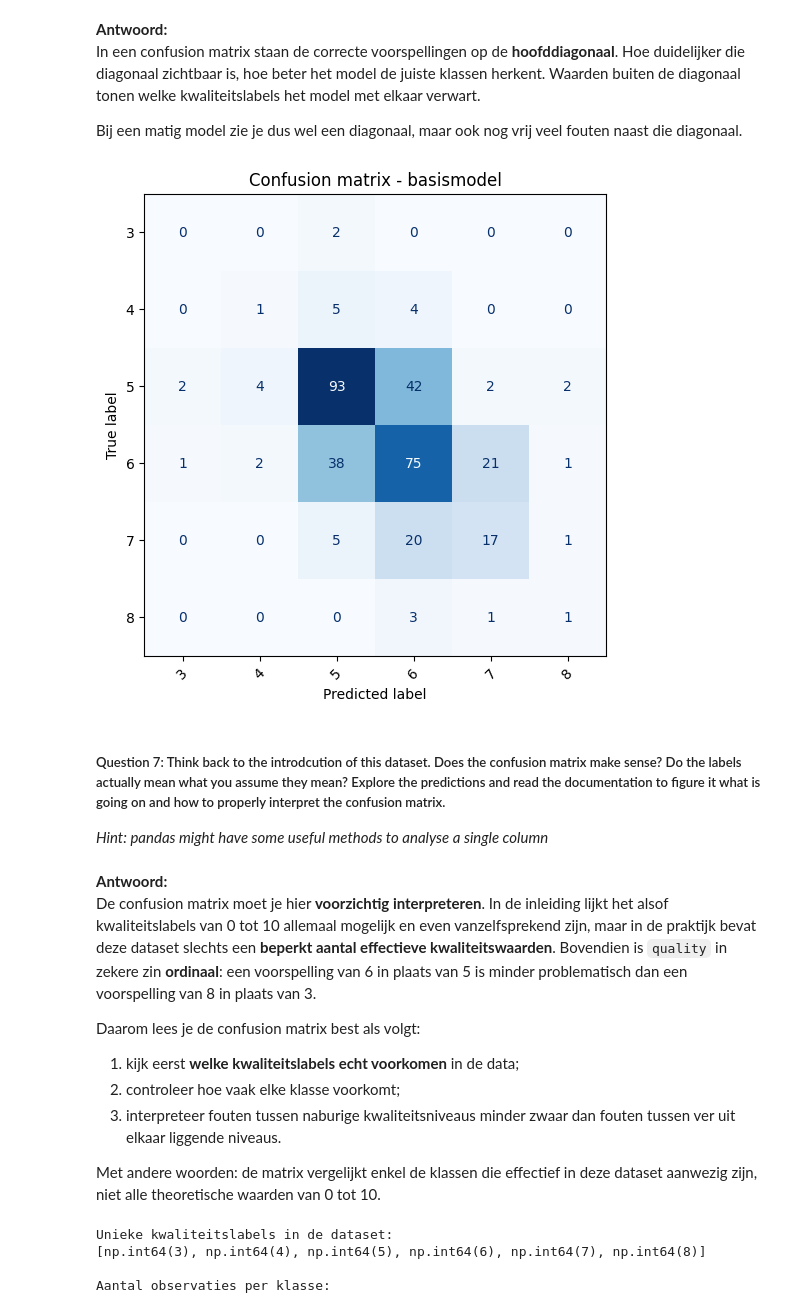
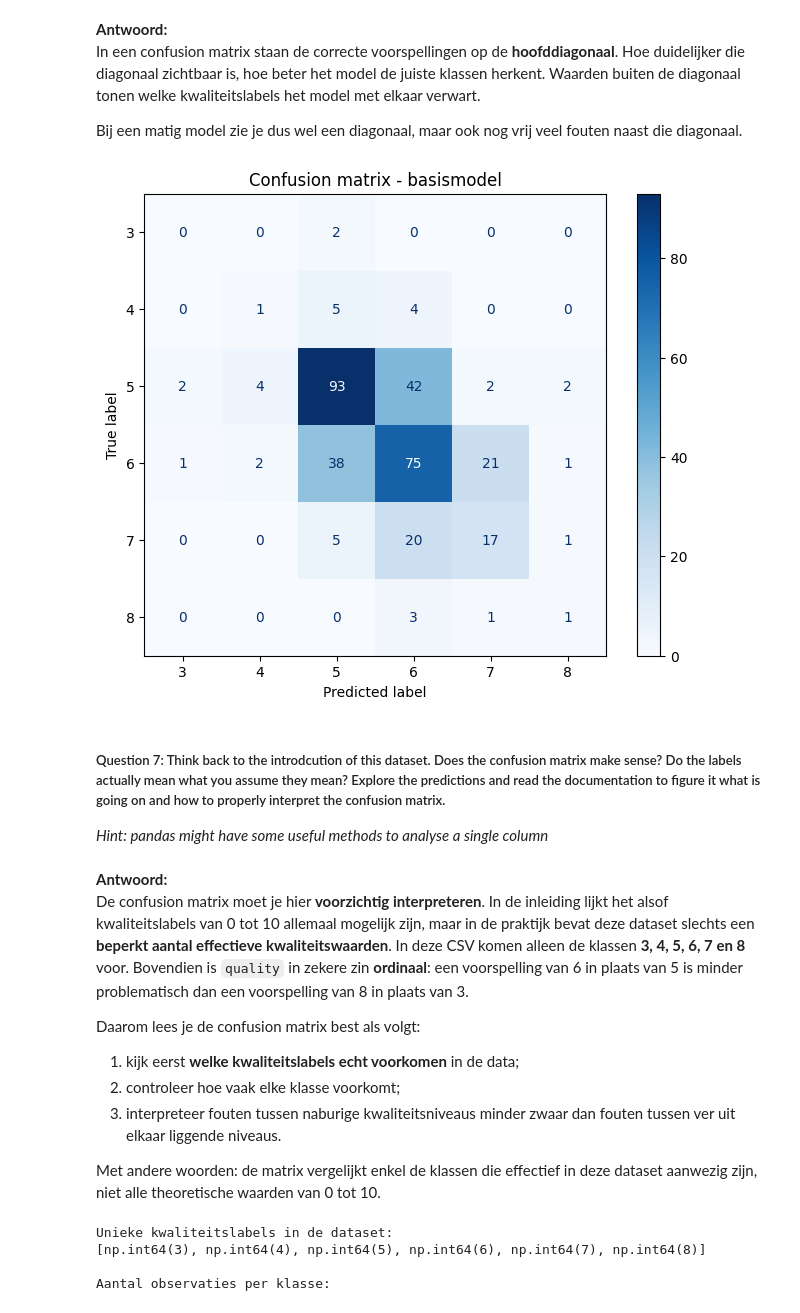
Before and after one commit to ChaybonV/Data-Science-Fundamentals, a Jupyter notebook: 05/DSF 05 - Decision Trees Exercice.ipynb, the cells around one changed output. Cells and saved outputs as stored; diff of their text form; code cells hidden in the pictures.

```diff
--- a/05/DSF 05 - Decision Trees Exercice.ipynb
+++ b/05/DSF 05 - Decision Trees Exercice.ipynb
@@ -125,15 +111,16 @@ We splitsen de data op in **features** `X` en **target** `y`. Daarna houden we *
 X = df_model.drop(columns="quality")
 y = df_model["quality"]
 
-X_train, X_test, y_train, y_test = train_test_split(
-    X, y, test_size=0.30, random_state=42, stratify=y
-)
+X_train, X_test, y_train, y_test = train_test_split(X, y, test_size=0.30, random_state=42, stratify=y)
+X_subtrain, X_val, y_subtrain, y_val = train_test_split(X_train, y_train, test_size=0.20, random_state=42, stratify=y_train)
 
 baseline_tree = DecisionTreeClassifier(random_state=42)
 baseline_tree.fit(X_train, y_train)
 
 print(f"Vorm van de trainingsset: {X_train.shape}")
 print(f"Vorm van de testset: {X_test.shape}")
+print(f"Vorm van de subtrainingsset: {X_subtrain.shape}")
+print(f"Vorm van de validatieset: {X_val.shape}")
 print("Het basismodel werd succesvol getraind.")
 # %% [output]
 Vorm van de trainingsset: (799, 11)
@@ -217,25 +206,21 @@ In een confusion matrix staan de correcte voorspellingen op de **hoofddiagonaal*
 
 Bij een matig model zie je dus wel een diagonaal, maar ook nog vrij veel fouten naast die diagonaal.
 # %%
-labels = sorted(y.unique())
-cm = confusion_matrix(y_test, y_pred, labels=labels)
+cm = confusion_matrix(y_test, y_pred, labels=sorted(y.unique()))
 
 fig, ax = plt.subplots(figsize=(8, 6))
-ConfusionMatrixDisplay(confusion_matrix=cm, display_labels=labels).plot(
-    ax=ax, cmap="Blues", colorbar=False
-)
+ConfusionMatrixDisplay(confusion_matrix=cm, display_labels=sorted(y.unique())).plot(ax=ax, cmap="Blues")
 plt.title("Confusion matrix - basismodel")
-plt.xticks(rotation=45)
 plt.show()
 # %% [output]
-[figure, old version]
+[figure, new version]
 # %% [markdown]
 ##### Question 7: Think back to the introdcution of this dataset. Does the confusion matrix make sense? Do the labels actually mean what you assume they mean? Explore the predictions and read the documentation to figure it what is going on and how to properly interpret the confusion matrix.
 
 *Hint: pandas might have some useful methods to analyse a single column*
 # %% [markdown]
 **Antwoord:**
-De confusion matrix moet je hier **voorzichtig interpreteren**. In de inleiding lijkt het alsof kwaliteitslabels van 0 tot 10 allemaal mogelijk en even vanzelfsprekend zijn, maar in de praktijk bevat deze dataset slechts een **beperkt aantal effectieve kwaliteitswaarden**. Bovendien is `quality` in zekere zin **ordinaal**: een voorspelling van 6 in plaats van 5 is minder problematisch dan een voorspelling van 8 in plaats van 3.
+De confusion matrix moet je hier **voorzichtig interpreteren**. In de inleiding lijkt het alsof kwaliteitslabels van 0 tot 10 allemaal mogelijk zijn, maar in de praktijk bevat deze dataset slechts een **beperkt aantal effectieve kwaliteitswaarden**. In deze CSV komen alleen de klassen **3, 4, 5, 6, 7 en 8** voor. Bovendien is `quality` in zekere zin **ordinaal**: een voorspelling van 6 in plaats van 5 is minder problematisch dan een voorspelling van 8 in plaats van 3.
 
 Daarom lees je de confusion matrix best als volgt:
 1. kijk eerst **welke kwaliteitslabels echt voorkomen** in de data;
```
Also changed, not shown: parts of 13 cells of this notebook.
